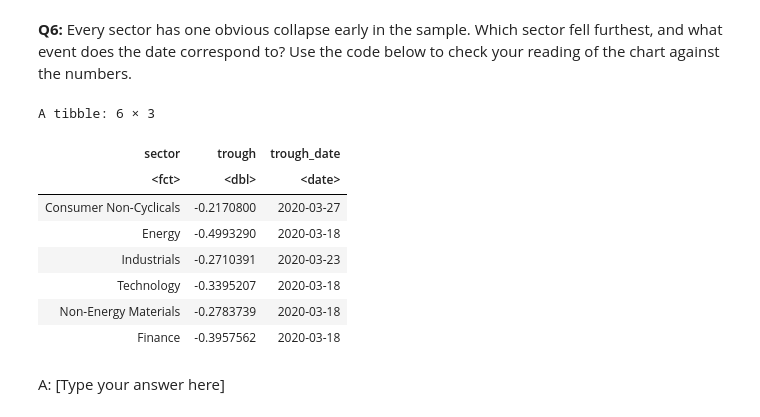
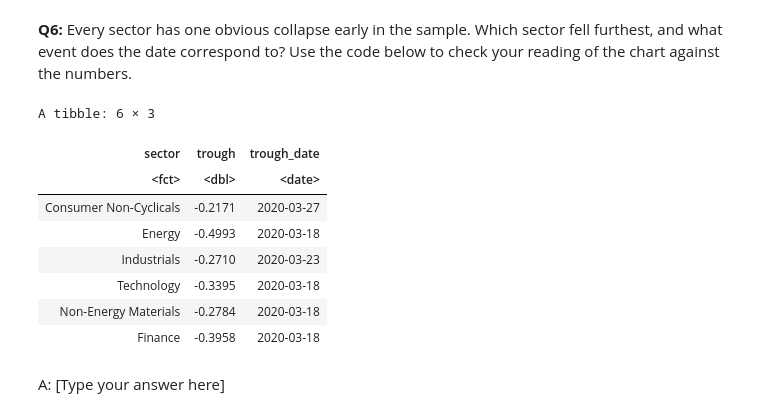
Before and after one commit to my1396/FIN5005, a Jupyter notebook: 02_Lab-2_Data_Visualization_Asset_Returns.ipynb, the cells around one changed output. Saved outputs shown, nothing was run; the diff lists cells and outputs as text; code cells hidden in the pictures.

```diff
--- a/02_Lab-2_Data_Visualization_Asset_Returns.ipynb
+++ b/02_Lab-2_Data_Visualization_Asset_Returns.ipynb
@@ -314,16 +314,17 @@ ggsave(f_name, p, width = 12, height = 6)
 # %%
 sector_index %>%
   group_by(sector) %>%
-  summarise(trough = min(cum_ret), trough_date = p_date[which.min(cum_ret)])
+  summarise(trough = min(cum_ret), trough_date = p_date[which.min(cum_ret)]) %>%
+  mutate(across(trough, ~ round(.x, 4)))
 # %% [output]
 A tibble: 6 × 3
 | sector | trough | trough_date |
 | <fct> | <dbl> | <date> |
-| Consumer Non-Cyclicals | -0.2170800 | 2020-03-27 |
-| Energy | -0.4993290 | 2020-03-18 |
-| Industrials | -0.2710391 | 2020-03-23 |
-| Technology | -0.3395207 | 2020-03-18 |
-| Non-Energy Materials | -0.2783739 | 2020-03-18 |
-| Finance | -0.3957562 | 2020-03-18 |
+| Consumer Non-Cyclicals | -0.2171 | 2020-03-27 |
+| Energy | -0.4993 | 2020-03-18 |
+| Industrials | -0.2710 | 2020-03-23 |
+| Technology | -0.3395 | 2020-03-18 |
+| Non-Energy Materials | -0.2784 | 2020-03-18 |
+| Finance | -0.3958 | 2020-03-18 |
 # %% [markdown]
 A: [Type your answer here]
```
Also changed, not shown: parts of 1 cell of this notebook, 40 other files.
